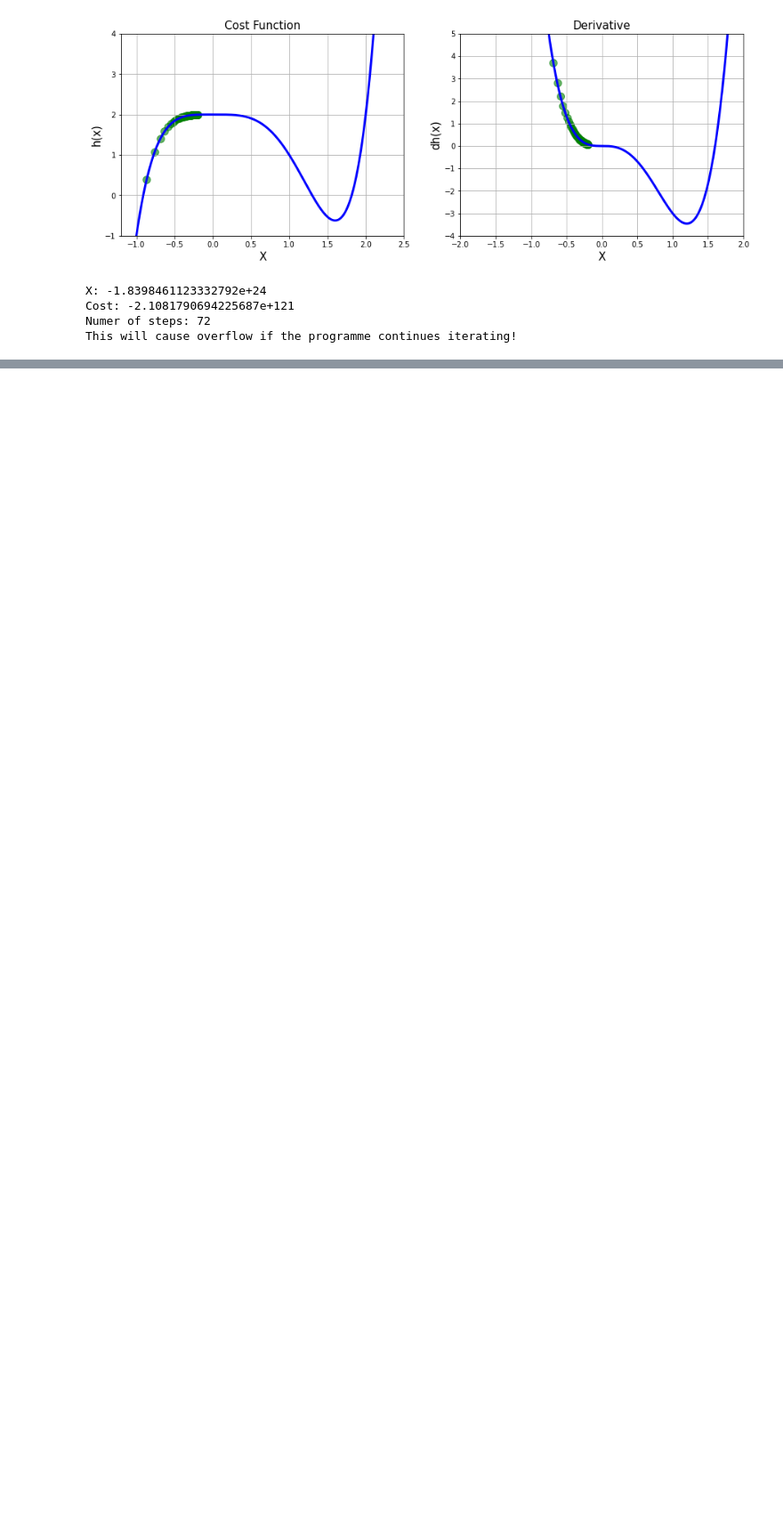
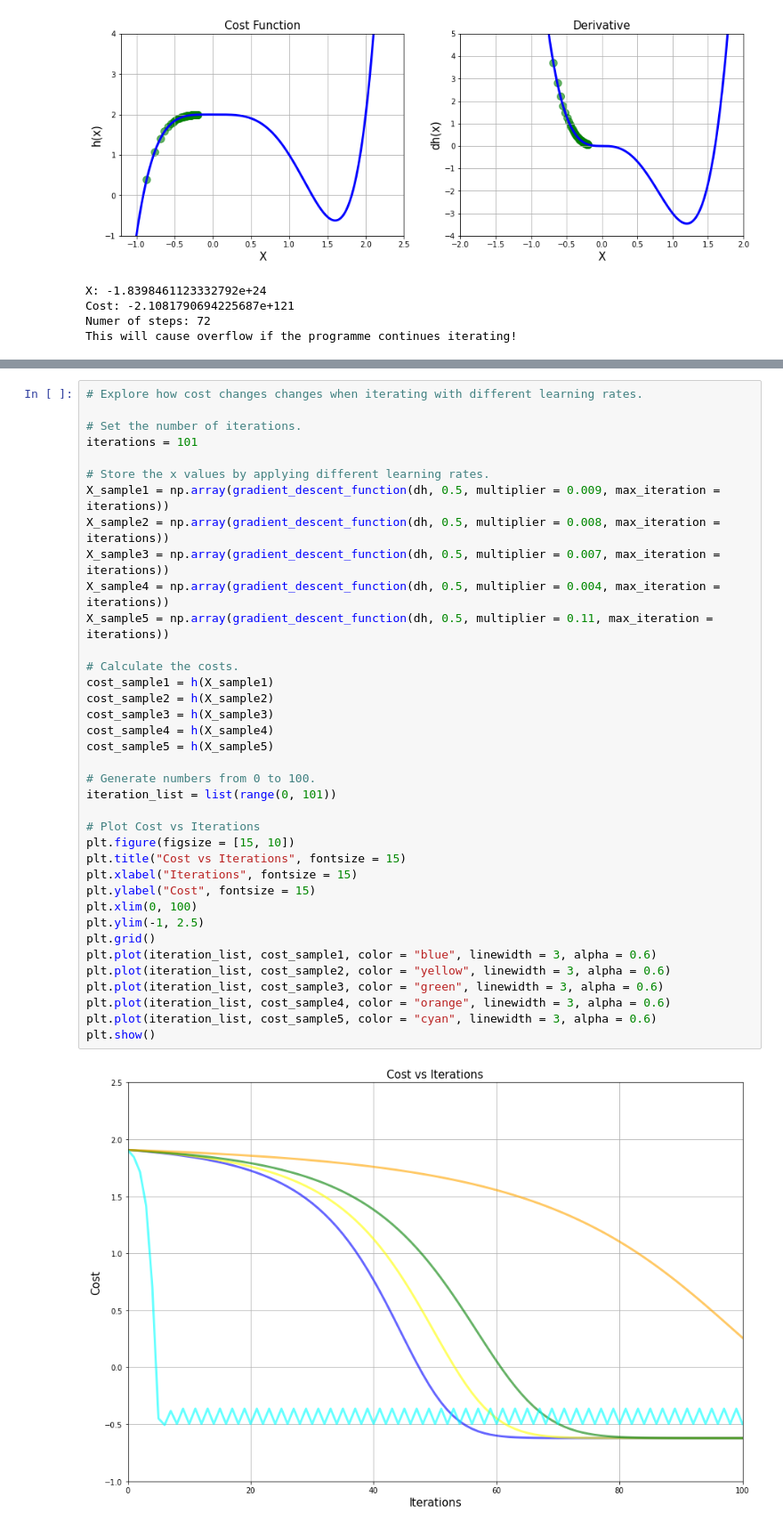
Before and after one commit to JLJL0308/Gradient_Descent_Exercise, a Jupyter notebook: Gradient Descent.ipynb, the cells around one changed output, grey strips where cells are left out. Shown at 89% size. Saved outputs shown, nothing was run; the diff lists cells and outputs as text; blank space fills up the shorter version.

```diff
--- a/Gradient Descent.ipynb
+++ b/Gradient Descent.ipynb
@@ -281,0 +331,39 @@ This will cause overflow if the programme continues iterating!
+# %%
+# Explore how cost changes changes when iterating with different learning rates.
+
+# Set the number of iterations.
+iterations = 101
+
+# Store the x values by applying different learning rates.
+X_sample1 = np.array(gradient_descent_function(dh, 0.5, multiplier = 0.009, max_iteration = iterations))
+X_sample2 = np.array(gradient_descent_function(dh, 0.5, multiplier = 0.008, max_iteration = iterations))
+X_sample3 = np.array(gradient_descent_function(dh, 0.5, multiplier = 0.007, max_iteration = iterations))
+X_sample4 = np.array(gradient_descent_function(dh, 0.5, multiplier = 0.004, max_iteration = iterations))
+X_sample5 = np.array(gradient_descent_function(dh, 0.5, multiplier = 0.11, max_iteration = iterations))
+
+# Calculate the costs.
+cost_sample1 = h(X_sample1)
+cost_sample2 = h(X_sample2)
+cost_sample3 = h(X_sample3)
+cost_sample4 = h(X_sample4)
+cost_sample5 = h(X_sample5)
+
+# Generate numbers from 0 to 100.
+iteration_list = list(range(0, 101))
+
+# Plot Cost vs Iterations
+plt.figure(figsize = [15, 10])
+plt.title("Cost vs Iterations", fontsize = 15)
+plt.xlabel("Iterations", fontsize = 15)
+plt.ylabel("Cost", fontsize = 15)
+plt.xlim(0, 100)
+plt.ylim(-1, 2.5)
+plt.grid()
+plt.plot(iteration_list, cost_sample1, color = "blue", linewidth = 3, alpha = 0.6)
+plt.plot(iteration_list, cost_sample2, color = "yellow", linewidth = 3, alpha = 0.6)
+plt.plot(iteration_list, cost_sample3, color = "green", linewidth = 3, alpha = 0.6)
+plt.plot(iteration_list, cost_sample4, color = "orange", linewidth = 3, alpha = 0.6)
+plt.plot(iteration_list, cost_sample5, color = "cyan", linewidth = 3, alpha = 0.6)
+plt.show()
+# %% [output]
+[figure, added]
```
Also changed, not shown: parts of 2 cells of this notebook.
